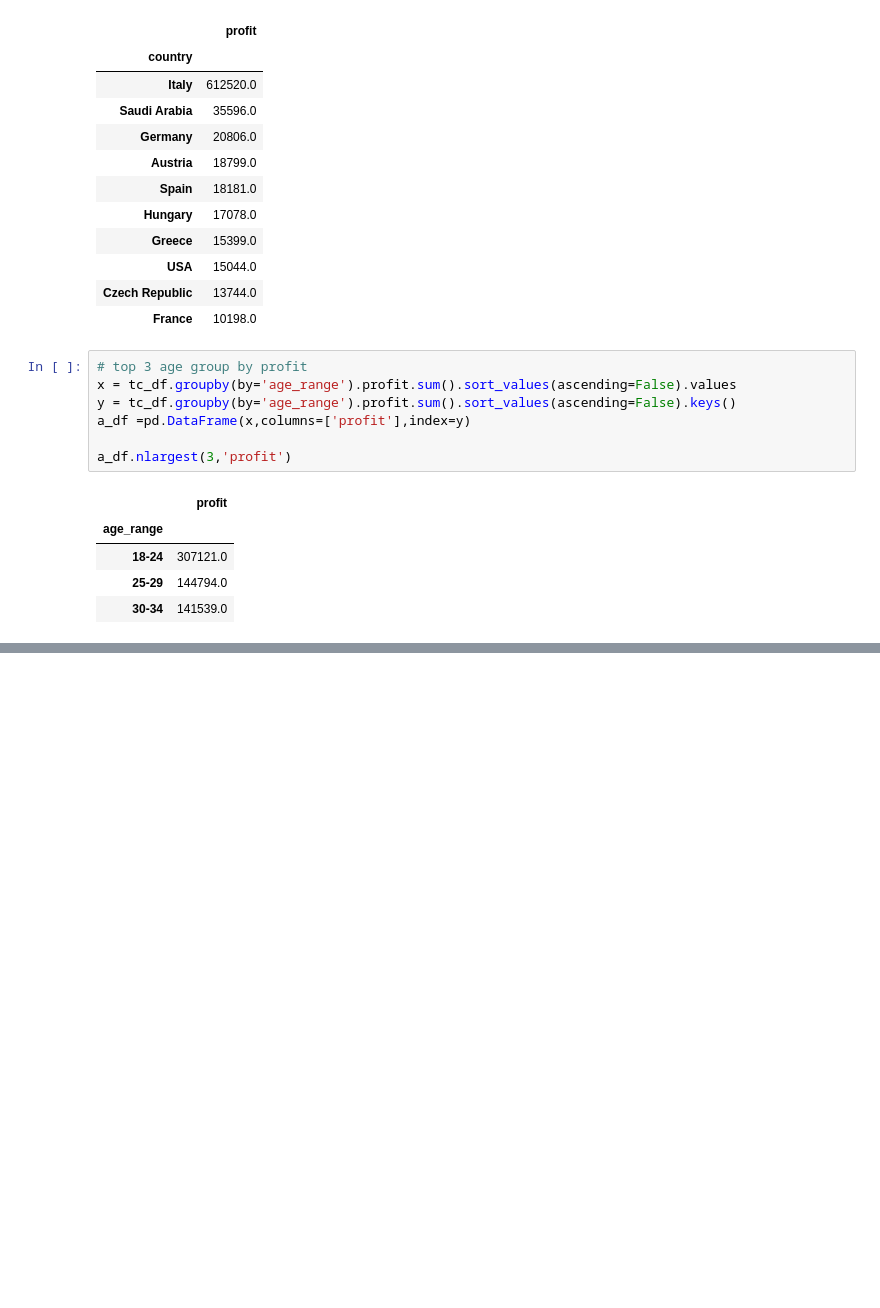
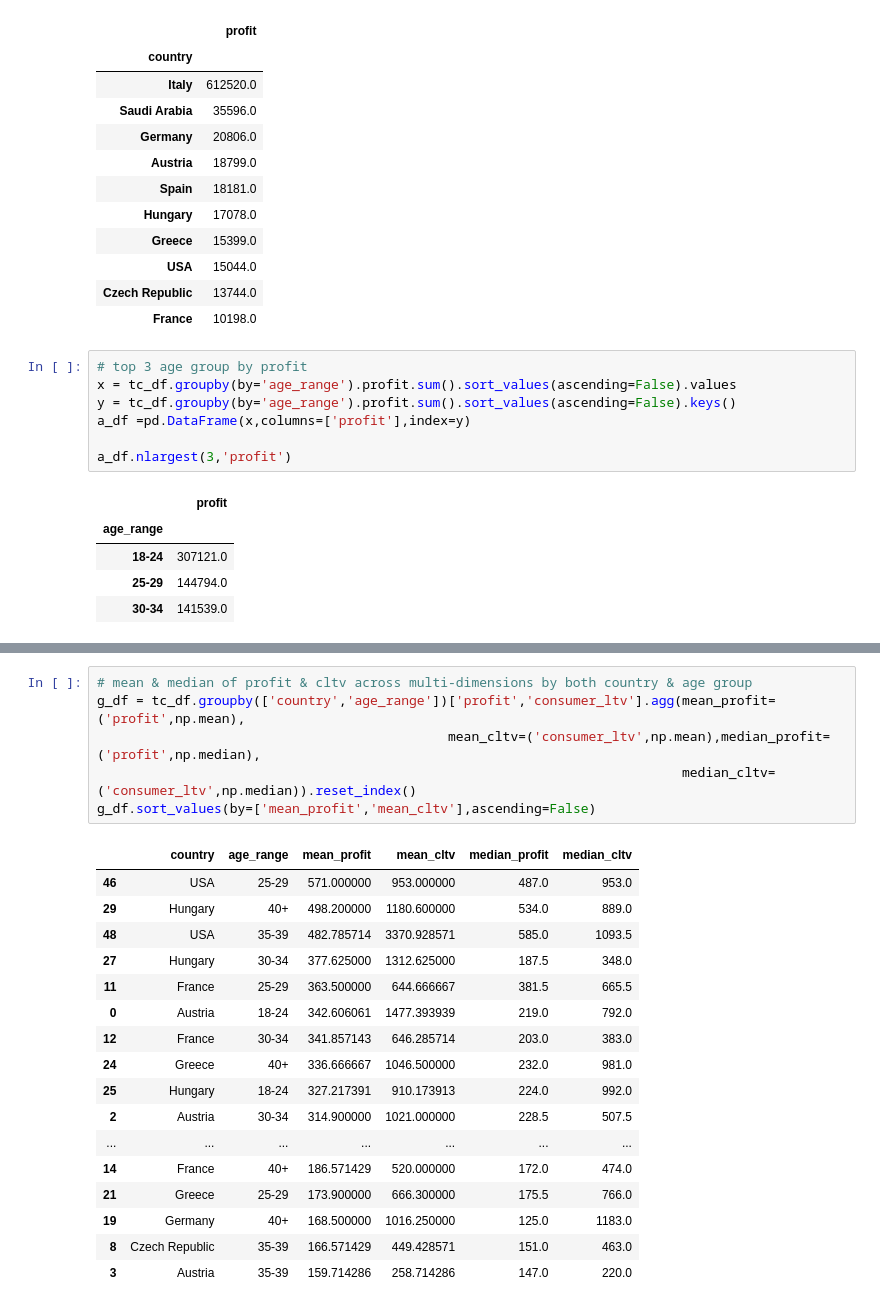
Before and after one commit to jacyee/Covid-Data-Analytics, a Jupyter notebook: sales_insight.ipynb, the cells around one changed output, grey strips where cells are left out. Saved outputs shown, nothing was run; the diff lists cells and outputs as text; blank space fills up the shorter version.

```diff
--- a/sales_insight.ipynb
+++ b/sales_insight.ipynb
@@ -675,0 +698,24 @@ a_df.nlargest(3,'profit')
+# %%
+# mean & median of profit & cltv across multi-dimensions by both country & age group
+g_df = tc_df.groupby(['country','age_range'])['profit','consumer_ltv'].agg(mean_profit= ('profit',np.mean),
+                                             mean_cltv=('consumer_ltv',np.mean),median_profit=('profit',np.median),
+                                                                           median_cltv=('consumer_ltv',np.median)).reset_index()
+g_df.sort_values(by=['mean_profit','mean_cltv'],ascending=False)
+# %% [output]
+|  | country | age_range | mean_profit | mean_cltv | median_profit | median_cltv |
+| 46 | USA | 25-29 | 571.000000 | 953.000000 | 487.0 | 953.0 |
+| 29 | Hungary | 40+ | 498.200000 | 1180.600000 | 534.0 | 889.0 |
+| 48 | USA | 35-39 | 482.785714 | 3370.928571 | 585.0 | 1093.5 |
+| 27 | Hungary | 30-34 | 377.625000 | 1312.625000 | 187.5 | 348.0 |
+| 11 | France | 25-29 | 363.500000 | 644.666667 | 381.5 | 665.5 |
+| 0 | Austria | 18-24 | 342.606061 | 1477.393939 | 219.0 | 792.0 |
+| 12 | France | 30-34 | 341.857143 | 646.285714 | 203.0 | 383.0 |
+| 24 | Greece | 40+ | 336.666667 | 1046.500000 | 232.0 | 981.0 |
+| 25 | Hungary | 18-24 | 327.217391 | 910.173913 | 224.0 | 992.0 |
+| 2 | Austria | 30-34 | 314.900000 | 1021.000000 | 228.5 | 507.5 |
+| ... | ... | ... | ... | ... | ... | ... |
+| 14 | France | 40+ | 186.571429 | 520.000000 | 172.0 | 474.0 |
+| 21 | Greece | 25-29 | 173.900000 | 666.300000 | 175.5 | 766.0 |
+| 19 | Germany | 40+ | 168.500000 | 1016.250000 | 125.0 | 1183.0 |
+| 8 | Czech Republic | 35-39 | 166.571429 | 449.428571 | 151.0 | 463.0 |
+| 3 | Austria | 35-39 | 159.714286 | 258.714286 | 147.0 | 220.0 |
```
Also changed, not shown: parts of 14 cells of this notebook.
